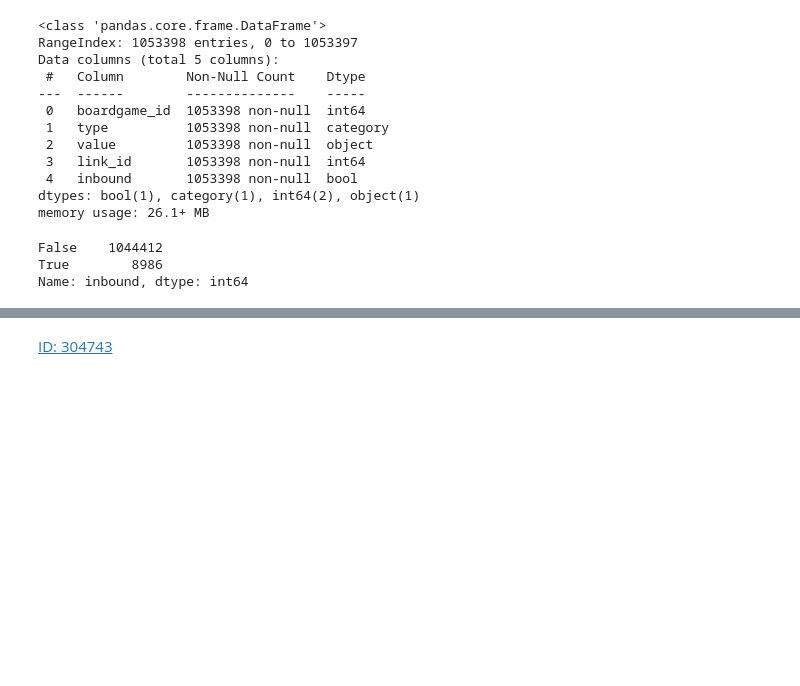
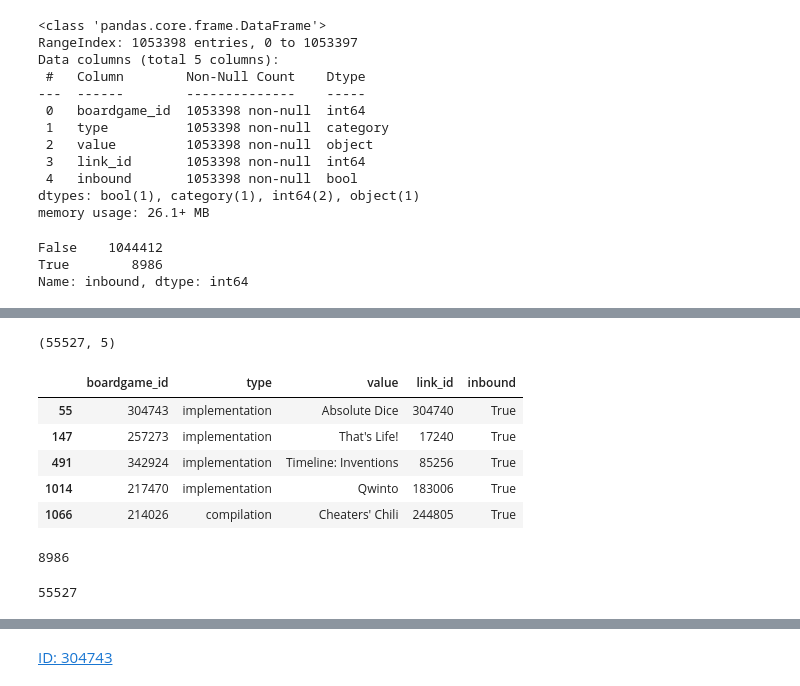
Before and after one commit to andrewKOwong/boardgames, a Jupyter notebook: analysis.ipynb, the cells around one changed output, grey strips where cells are left out. Saved outputs shown, nothing was run; the diff lists cells and outputs as text; code cells hidden in the pictures; blank space fills up the shorter version.

```diff
--- a/analysis.ipynb
+++ b/analysis.ipynb
@@ -1149,0 +1167,21 @@ Name: inbound, dtype: int64
+# %%
+link[link.type.isin(['implementation', 'compilation', 'expansion'])].shape
+# %% [output]
+(55527, 5)
+# %%
+inbounds.head()
+# %% [output]
+|  | boardgame_id | type | value | link_id | inbound |
+| 55 | 304743 | implementation | Absolute Dice | 304740 | True |
+| 147 | 257273 | implementation | That's Life! | 17240 | True |
+| 491 | 342924 | implementation | Timeline: Inventions | 85256 | True |
+| 1014 | 217470 | implementation | Qwinto | 183006 | True |
+| 1066 | 214026 | compilation | Cheaters' Chili | 244805 | True |
+# %%
+inbounds[inbounds.type.isin(['implementation', 'compilation', 'expansion'])].boardgame_id.value_counts().sum()
+# %% [output]
+8986
+# %%
+link[link.type.isin(['implementation', 'compilation', 'expansion'])].boardgame_id.value_counts().sum()
+# %% [output]
+55527
```
Also changed, not shown: parts of 9 cells of this notebook.
